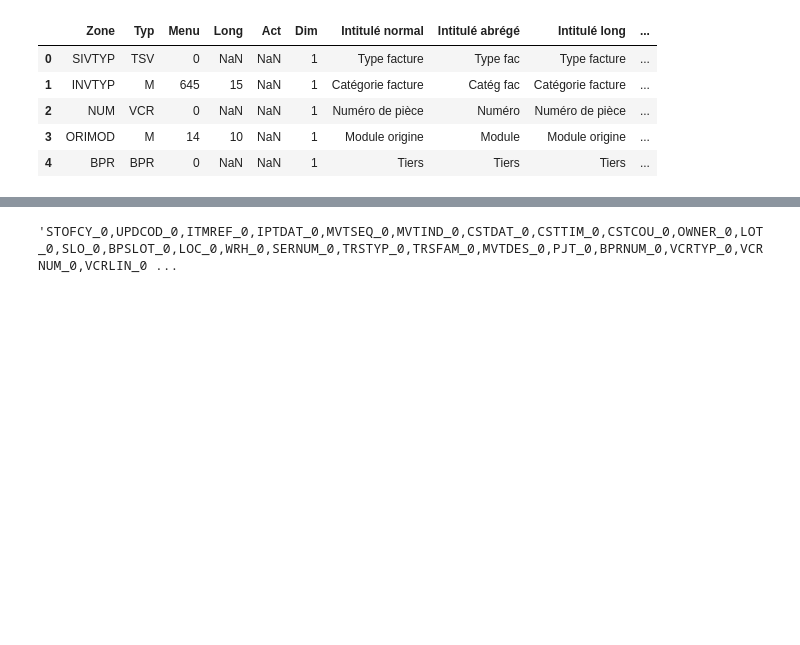
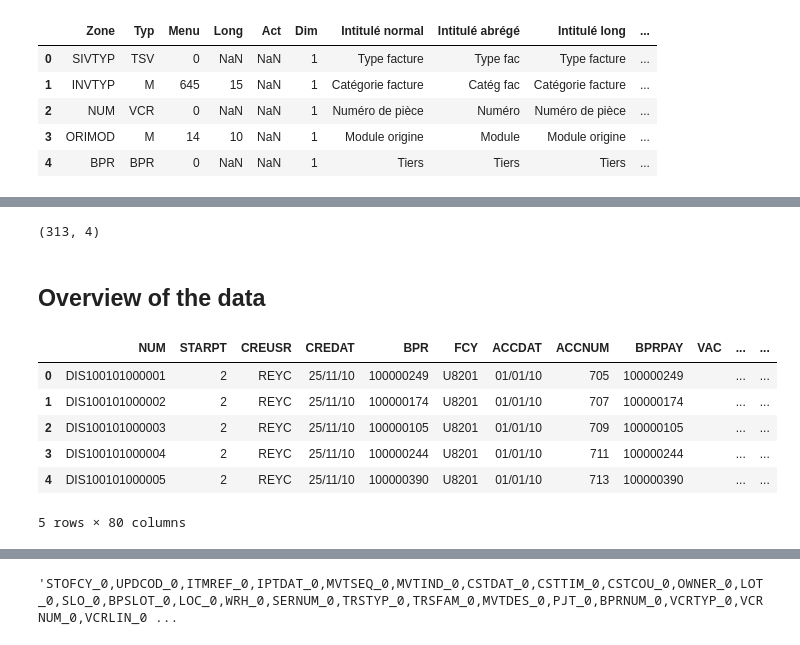
Before and after one commit to sdpython/ensae_projects, a Jupyter notebook: _doc/notebooks/hackathon_2015/schemas.ipynb, the cells around one changed output, grey strips where cells are left out. Saved outputs shown, nothing was run; the diff lists cells and outputs as text; code cells hidden in the pictures; blank space fills up the shorter version.

```diff
--- a/_doc/notebooks/hackathon_2015/exploration.ipynb
+++ b/_doc/notebooks/hackathon_2015/schemas.ipynb
@@ -94,0 +191,6 @@ dsf = df[["Zone", "Menu", "Typ", "Intitulé long", "Table liée"]].sort_values("
+# %%
+final = diff[["Zone", "table", "table_V"]].merge(stojou, how="outer", on="Zone", suffixes=("", "_STOJOU")).copy()
+final = final.sort_values(["table_SJ", "Zone"])
+final.shape
+# %% [output]
+(313, 4)
@@ -94,0 +203,13 @@ dsf = df[["Zone", "Menu", "Typ", "Intitulé long", "Table liée"]].sort_values("
+# %% [markdown]
+## Overview of the data
+# %%
+df = %blob_head croix-rouge/build/SINVOICE_M.csv --sep=,
+df.head()
+# %% [output]
+|  | NUM | STARPT | CREUSR | CREDAT | BPR | FCY | ACCDAT | ACCNUM | BPRPAY | VAC | ... | ... |
+| 0 | DIS100101000001 | 2 | REYC | 25/11/10 | 100000249 | U8201 | 01/01/10 | 705 | 100000249 |  | ... | ... |
+| 1 | DIS100101000002 | 2 | REYC | 25/11/10 | 100000174 | U8201 | 01/01/10 | 707 | 100000174 |  | ... | ... |
+| 2 | DIS100101000003 | 2 | REYC | 25/11/10 | 100000105 | U8201 | 01/01/10 | 709 | 100000105 |  | ... | ... |
+| 3 | DIS100101000004 | 2 | REYC | 25/11/10 | 100000244 | U8201 | 01/01/10 | 711 | 100000244 |  | ... | ... |
+| 4 | DIS100101000005 | 2 | REYC | 25/11/10 | 100000390 | U8201 | 01/01/10 | 713 | 100000390 |  | ... | ... |
+5 rows × 80 columns
```
Also changed, not shown: parts of 33 cells of this notebook, 7 other files.
